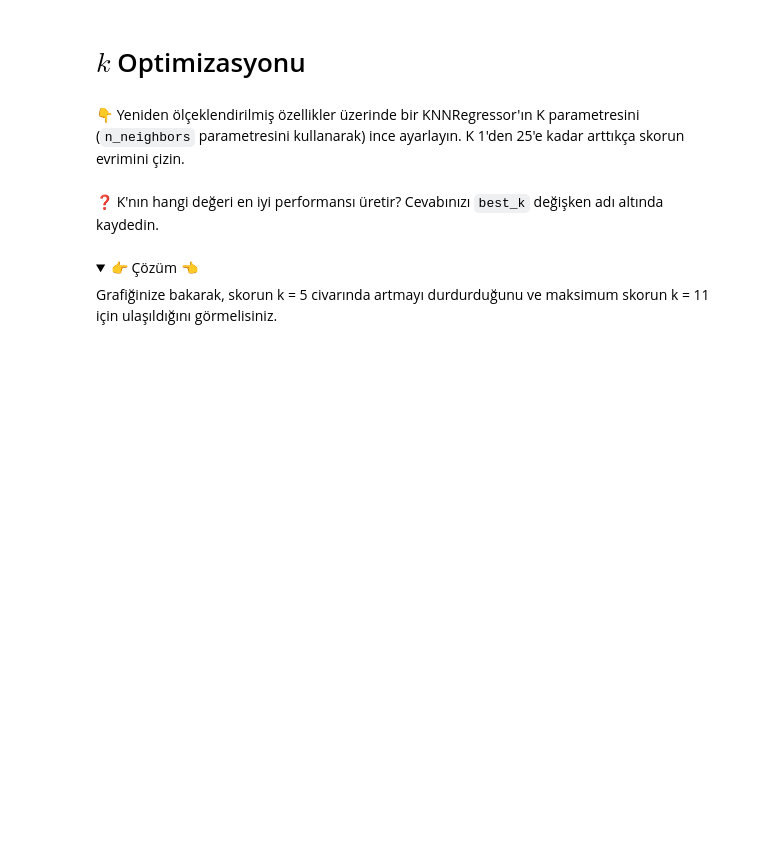
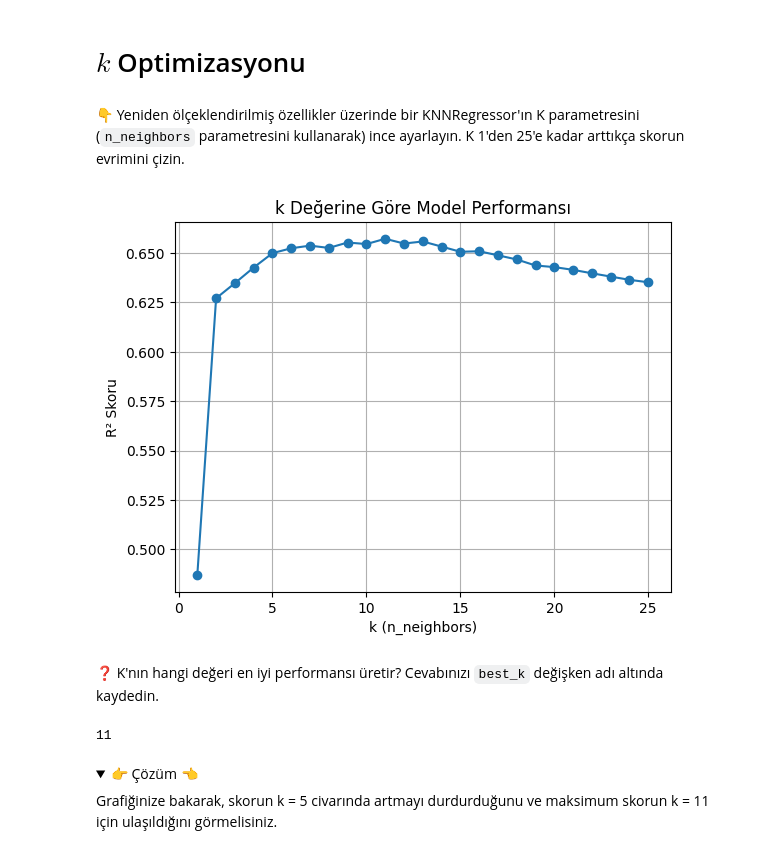
Before and after one commit to kaanaydin02/S16D1-S-data-knn, a Jupyter notebook: KNN.ipynb, the cells around one changed output. Cells and saved outputs as stored; diff of their text form; code cells hidden in the pictures; folded sections open; blank space fills up the shorter version.

```diff
--- a/KNN.ipynb
+++ b/KNN.ipynb
@@ -167,2 +165,20 @@ git push origin master
+# %%
+import matplotlib.pyplot as plt
+
+k_values = range(1, 26)
+k_scores = []
+
+for k in k_values:
+    knn_k = KNeighborsRegressor(n_neighbors=k)
+    cv_k = cross_validate(knn_k, X_rescaled, y, cv=5)
+    k_scores.append(cv_k['test_score'].mean())
+
+plt.plot(k_values, k_scores, marker='o')
+plt.xlabel("k (n_neighbors)")
+plt.ylabel("R² Skoru")
+plt.title("k Değerine Göre Model Performansı")
+plt.grid()
+# %% [output]
+[figure, added]
 # %% [markdown]
 ❓ K'nın hangi değeri en iyi performansı üretir? Cevabınızı `best_k` değişken adı altında kaydedin.
@@ -171,3 +185,8 @@ git push origin master
+# %%
+best_k = k_values[k_scores.index(max(k_scores))]
+best_k
+# %% [output]
+11
 # %% [markdown]
 <details>
 <summary> 👉 Çözüm 👈</summary>
```
Also changed, not shown: parts of 3 cells of this notebook, 1 other file.
